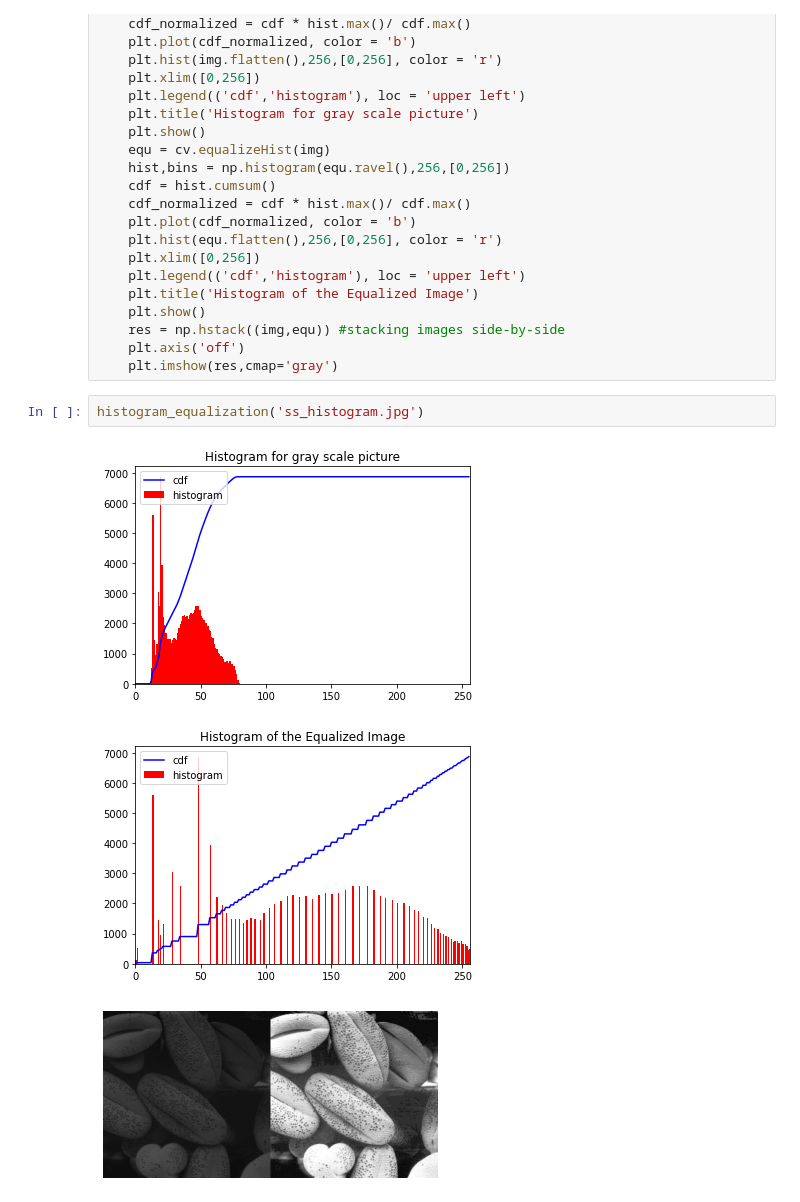
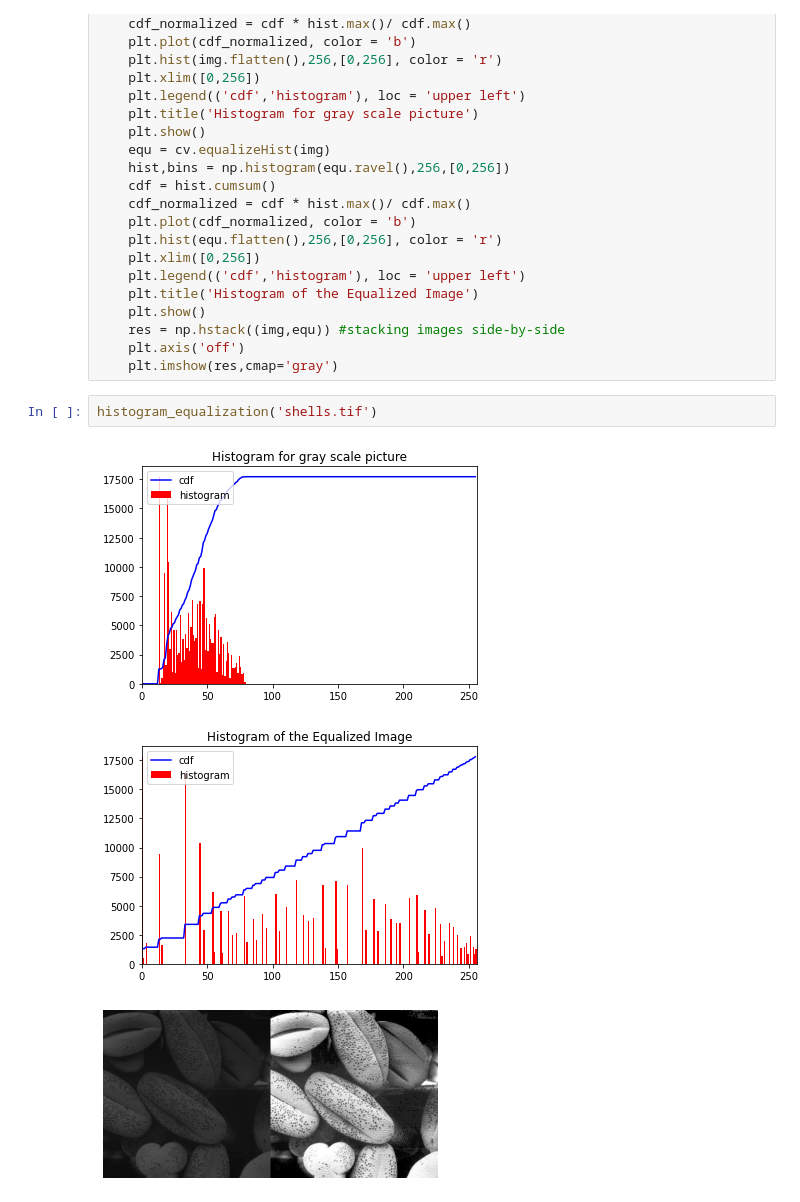
Before and after one commit to UlinduP/EN3160_Image_Processing_and_Machine_Vision, a Jupyter notebook: assignment_01.ipynb, the cells around one changed output. Drawn from its saved outputs; the diff is of its cells as text.

```diff
--- a/assignment_01.ipynb
+++ b/assignment_01.ipynb
@@ -223,9 +237,9 @@ def histogram_equalization(im):
     res = np.hstack((img,equ)) #stacking images side-by-side
     plt.axis('off')
     plt.imshow(res,cmap='gray')
-# %%
-histogram_equalization('ss_histogram.jpg')
-# %% [output]
-[figure, removed]
-[figure, removed]
-[figure, removed]
+# %%
+histogram_equalization('shells.tif')
+# %% [output]
+[figure, added]
+[figure, added]
+[figure, added]
```
Also changed, not shown: parts of 9 cells of this notebook, 2 other files.
